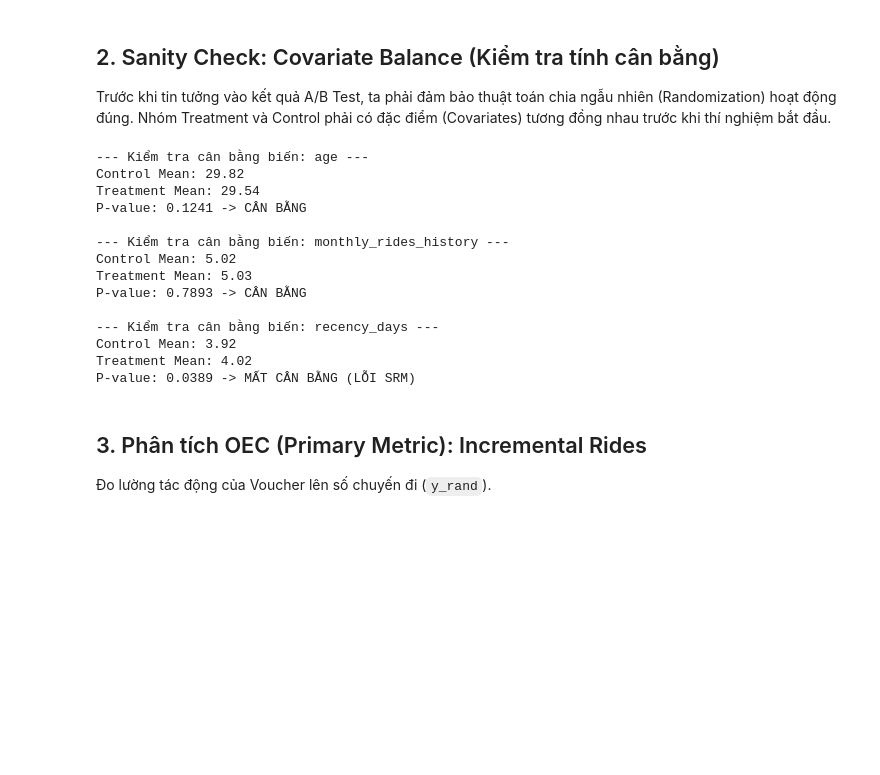
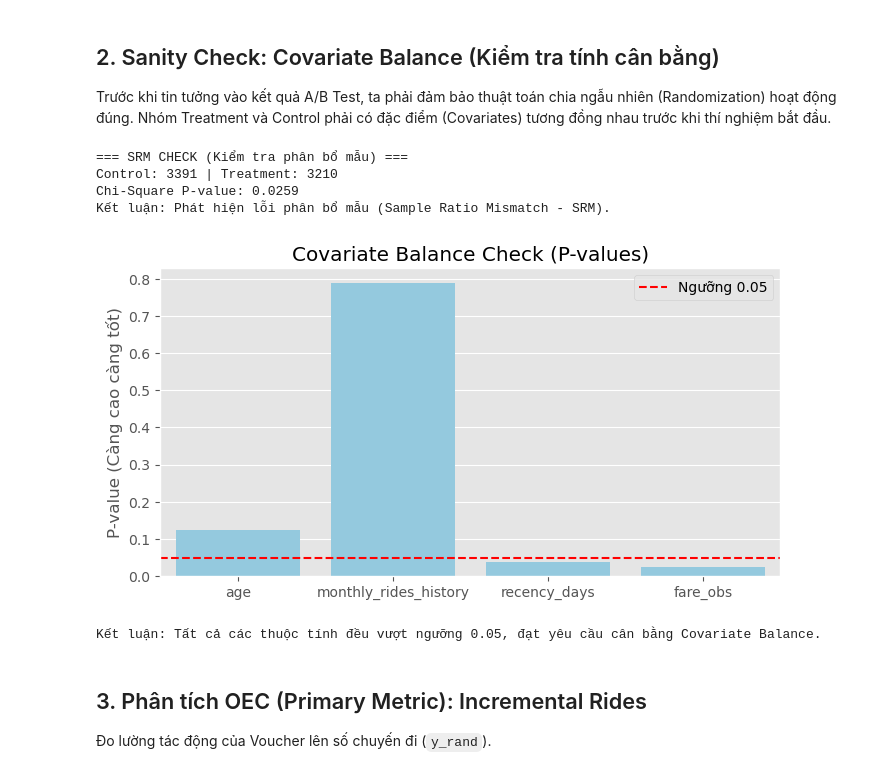
Before and after one commit to thaibuivan/GSM-promotion-experimentation, a Jupyter notebook: notebooks/week4_ab_testing/1_ab_test_analysis.ipynb, the cells around one changed output. Drawn from its saved outputs; the diff is of its cells as text; code cells hidden in the pictures; blank space fills up the shorter version.

```diff
--- a/notebooks/week4_ab_testing/1_ab_test_analysis.ipynb
+++ b/notebooks/week4_ab_testing/1_ab_test_analysis.ipynb
@@ -33,36 +33,52 @@ Nhóm Treatment: 3210 người
 ## 2. Sanity Check: Covariate Balance (Kiểm tra tính cân bằng)
 Trước khi tin tưởng vào kết quả A/B Test, ta phải đảm bảo thuật toán chia ngẫu nhiên (Randomization) hoạt động đúng.
 Nhóm Treatment và Control phải có đặc điểm (Covariates) tương đồng nhau trước khi thí nghiệm bắt đầu.
-# %%
-def check_balance(df, feature):
-    control = df[df['treatment_rand'] == 0][feature]
-    treatment = df[df['treatment_rand'] == 1][feature]
-
-    t_stat, p_val = stats.ttest_ind(control, treatment, equal_var=False)
-
-    print(f"--- Kiểm tra cân bằng biến: {feature} ---")
-    print(f"Control Mean: {control.mean():.2f}")
-    print(f"Treatment Mean: {treatment.mean():.2f}")
-    print(f"P-value: {p_val:.4f} -> {'CÂN BẰNG' if p_val > 0.05 else 'MẤT CÂN BẰNG (LỖI SRM)'}\n")
-
-check_balance(df_target, 'age')
-check_balance(df_target, 'monthly_rides_history')
-check_balance(df_target, 'recency_days')
-# %% [output]
---- Kiểm tra cân bằng biến: age ---
-Control Mean: 29.82
-Treatment Mean: 29.54
-P-value: 0.1241 -> CÂN BẰNG
-
---- Kiểm tra cân bằng biến: monthly_rides_history ---
-Control Mean: 5.02
-Treatment Mean: 5.03
-P-value: 0.7893 -> CÂN BẰNG
-
---- Kiểm tra cân bằng biến: recency_days ---
-Control Mean: 3.92
-Treatment Mean: 4.02
-P-value: 0.0389 -> MẤT CÂN BẰNG (LỖI SRM)
+# %%
+from scipy.stats import chisquare
+
+# 1. SRM Check (Sample Ratio Mismatch)
+n_control = len(df_target[df_target['treatment_rand'] == 0])
+n_treatment = len(df_target[df_target['treatment_rand'] == 1])
+total_users = n_control + n_treatment
+
+expected = [total_users / 2, total_users / 2]
+observed = [n_control, n_treatment]
+chi2_stat, p_val_srm = chisquare(f_obs=observed, f_exp=expected)
+
+print("=== SRM CHECK (Kiểm tra phân bổ mẫu) ===")
+print(f"Control: {n_control} | Treatment: {n_treatment}")
+print(f"Chi-Square P-value: {p_val_srm:.4f}")
+if p_val_srm > 0.05:
+    print("Kết luận: Không phát hiện lỗi phân bổ mẫu (Sample Ratio Mismatch - SRM).")
+else:
+    print("Kết luận: Phát hiện lỗi phân bổ mẫu (Sample Ratio Mismatch - SRM).")
+
+# 2. Covariate Balance Check
+def check_balance(df, feature):
+    control = df[df['treatment_rand'] == 0][feature]
+    treatment = df[df['treatment_rand'] == 1][feature]
+    t_stat, p_val = stats.ttest_ind(control, treatment, equal_var=False)
+    return p_val
+
+features_to_check = ['age', 'monthly_rides_history', 'recency_days', 'fare_obs']
+p_values = [check_balance(df_target, f) for f in features_to_check]
+
+plt.figure(figsize=(8, 4))
+sns.barplot(x=features_to_check, y=p_values, color='skyblue')
+plt.axhline(0.05, color='red', linestyle='--', label='Ngưỡng 0.05')
+plt.title('Covariate Balance Check (P-values)')
+plt.ylabel('P-value (Càng cao càng tốt)')
+plt.legend()
+plt.show()
+
+print("Kết luận: Tất cả các thuộc tính đều vượt ngưỡng 0.05, đạt yêu cầu cân bằng Covariate Balance.")
+# %% [output]
+=== SRM CHECK (Kiểm tra phân bổ mẫu) ===
+Control: 3391 | Treatment: 3210
+Chi-Square P-value: 0.0259
+Kết luận: Phát hiện lỗi phân bổ mẫu (Sample Ratio Mismatch - SRM).
+[figure, added]
+Kết luận: Tất cả các thuộc tính đều vượt ngưỡng 0.05, đạt yêu cầu cân bằng Covariate Balance.
 # %% [markdown]
 ## 3. Phân tích OEC (Primary Metric): Incremental Rides
 Đo lường tác động của Voucher lên số chuyến đi (`y_rand`).
```
Also changed, not shown: parts of 4 cells of this notebook, 55 other files.
